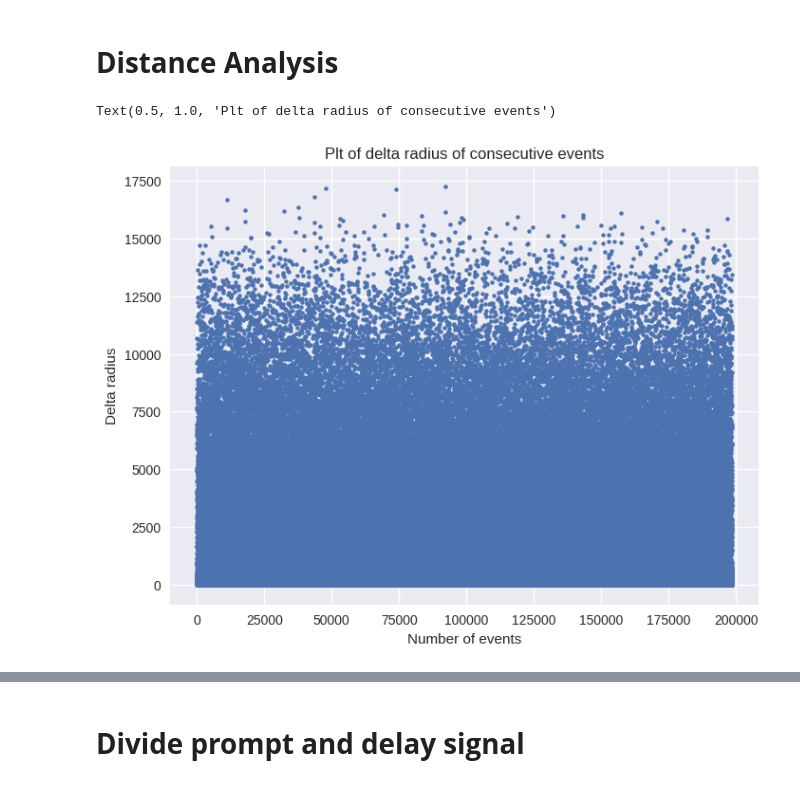
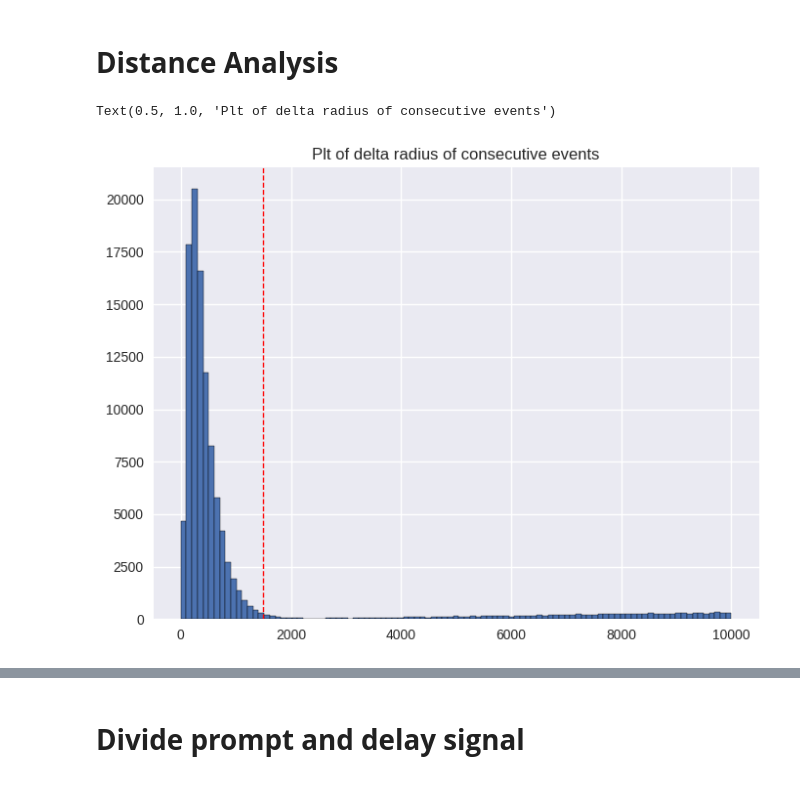
Before and after one commit to Fabiocufino/Thesis, a Jupyter notebook: Analysis/brutal_selection.ipynb, the cells around one changed output, grey strips where cells are left out. Cells and saved outputs as stored; diff of their text form; code cells hidden in the pictures.

```diff
--- a/Analysis/brutal_selection.ipynb
+++ b/Analysis/brutal_selection.ipynb
@@ -51,20 +60,20 @@ I assume that even calculating the time difference between consecutive events an
 # %%
 xs_reco = file['TRec']['recx'].array(library = 'np')
 ys_reco = file['TRec']['recy'].array(library = 'np')
 zs_reco = file['TRec']['recz'].array(library = 'np')
 es_reco = file['TRec']['m_QEn'].array(library = 'np')
 
-rs_reco = np.sqrt(xs_reco**2 + ys_reco**2 + zs_reco**2)
-
+def dist(x1,x2,y1,y2,z1,z2):
+    return np.sqrt((x2 - x1)**2 + (y2 - y1)**2 + (z2 - z1)**2)
 
 fig_r_d, ax_r_d = plt.subplots(figsize = (8,6))
 
-diff = [(abs(rs_reco[i+1] - rs_reco[i])) for i in range(len(dataset)-1)]
-ax_r_d.scatter([i for i in range(len(diff))], diff, s=8)
+diff = [(dist(dataset['recx'][i+1],dataset['recx'][i],dataset['recy'][i+1],dataset['recy'][i],dataset['recz'][i+1],dataset['recz'][i]) ) for i in range(len(dataset)-1)]
 
-ax_r_d.set_xlabel('Number of events')
-ax_r_d.set_ylabel('Delta radius')
+ax_r_d.hist(diff, np.linspace(0,10000, 100))
+plt.axvline(1500, color='red', linestyle='dashed', linewidth=1)
+
 ax_r_d.set_title("Plt of delta radius of consecutive events")
 # %% [output]
 Text(0.5, 1.0, 'Plt of delta radius of consecutive events')
-[figure, old version]
+[figure, new version]
```
Also changed, not shown: parts of 12 cells of this notebook, 16 other files.
